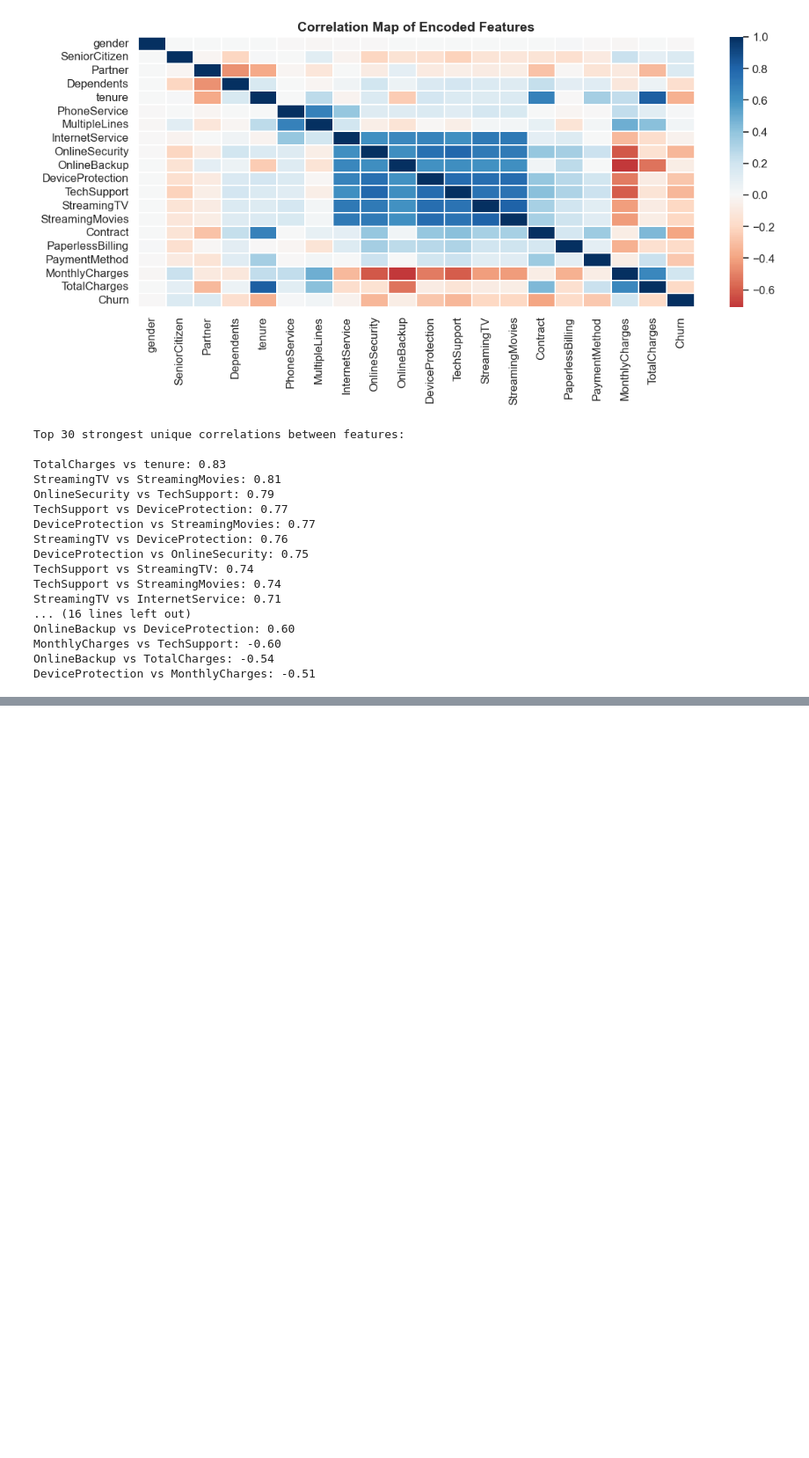
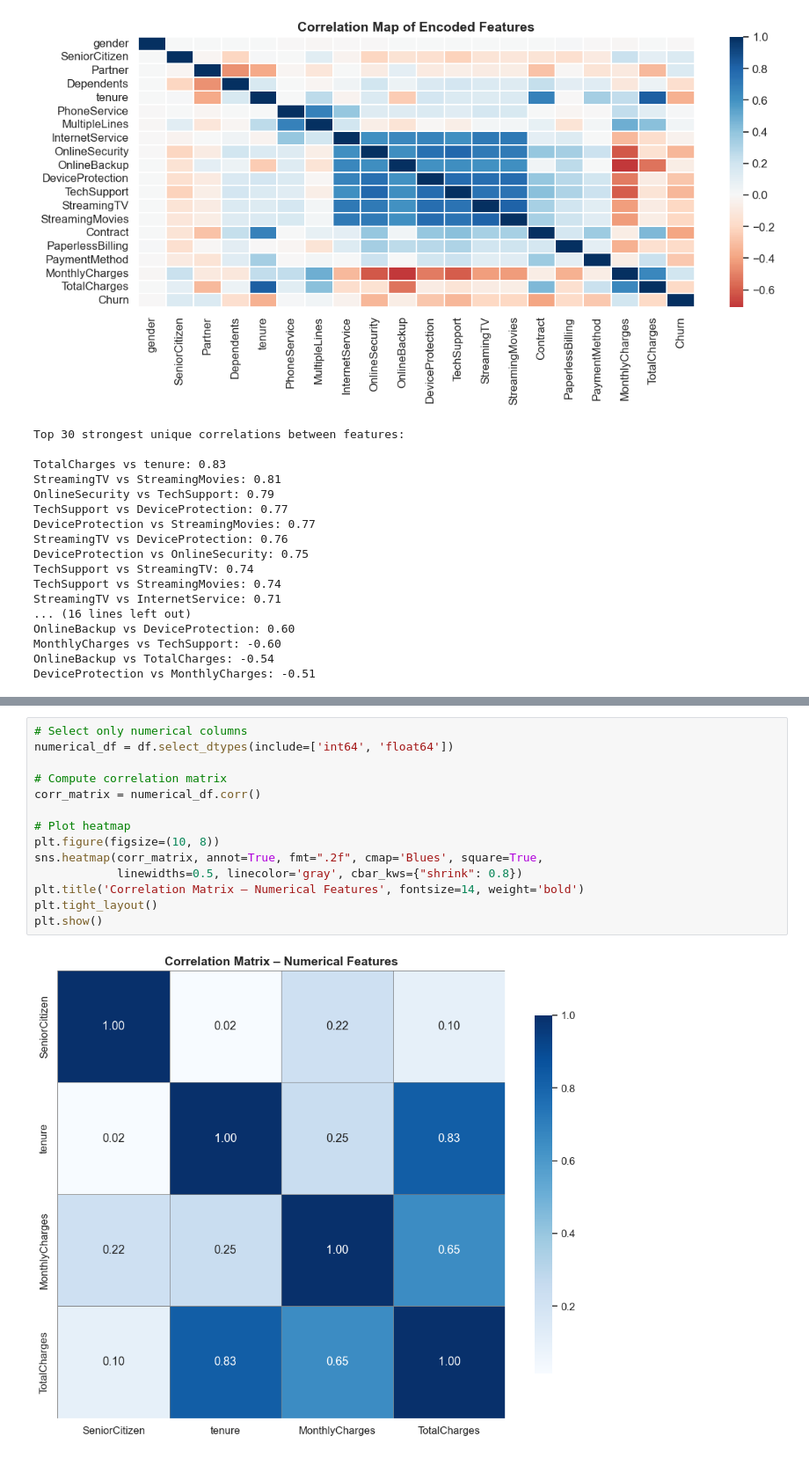
Before and after one commit to celina-ayl/data-science-project, a Jupyter notebook: datascience.ipynb, the cells around one changed output, grey strips where cells are left out. Shown: that part at 88% size. Cells and saved outputs as stored; diff of their text form; blank space fills up the shorter version.

```diff
--- a/datascience.ipynb
+++ b/datascience.ipynb
@@ -361,0 +458,16 @@ DeviceProtection vs MonthlyCharges: -0.51
+# %%
+# Select only numerical columns
+numerical_df = df.select_dtypes(include=['int64', 'float64'])
+
+# Compute correlation matrix
+corr_matrix = numerical_df.corr()
+
+# Plot heatmap
+plt.figure(figsize=(10, 8))
+sns.heatmap(corr_matrix, annot=True, fmt=".2f", cmap='Blues', square=True,
+            linewidths=0.5, linecolor='gray', cbar_kws={"shrink": 0.8})
+plt.title('Correlation Matrix – Numerical Features', fontsize=14, weight='bold')
+plt.tight_layout()
+plt.show()
+# %% [output]
+[figure, added]
```
Also changed, not shown: parts of 3 cells of this notebook.
